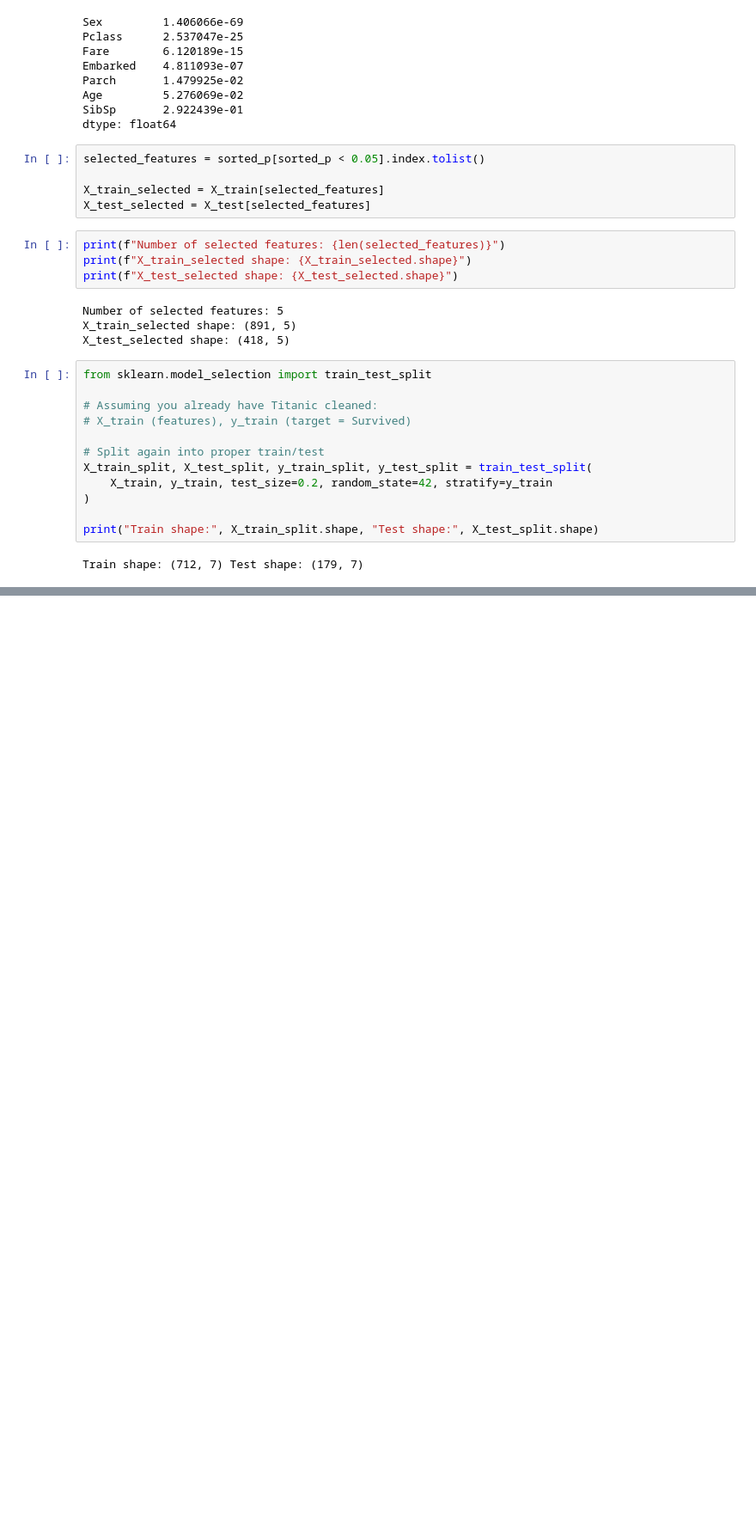
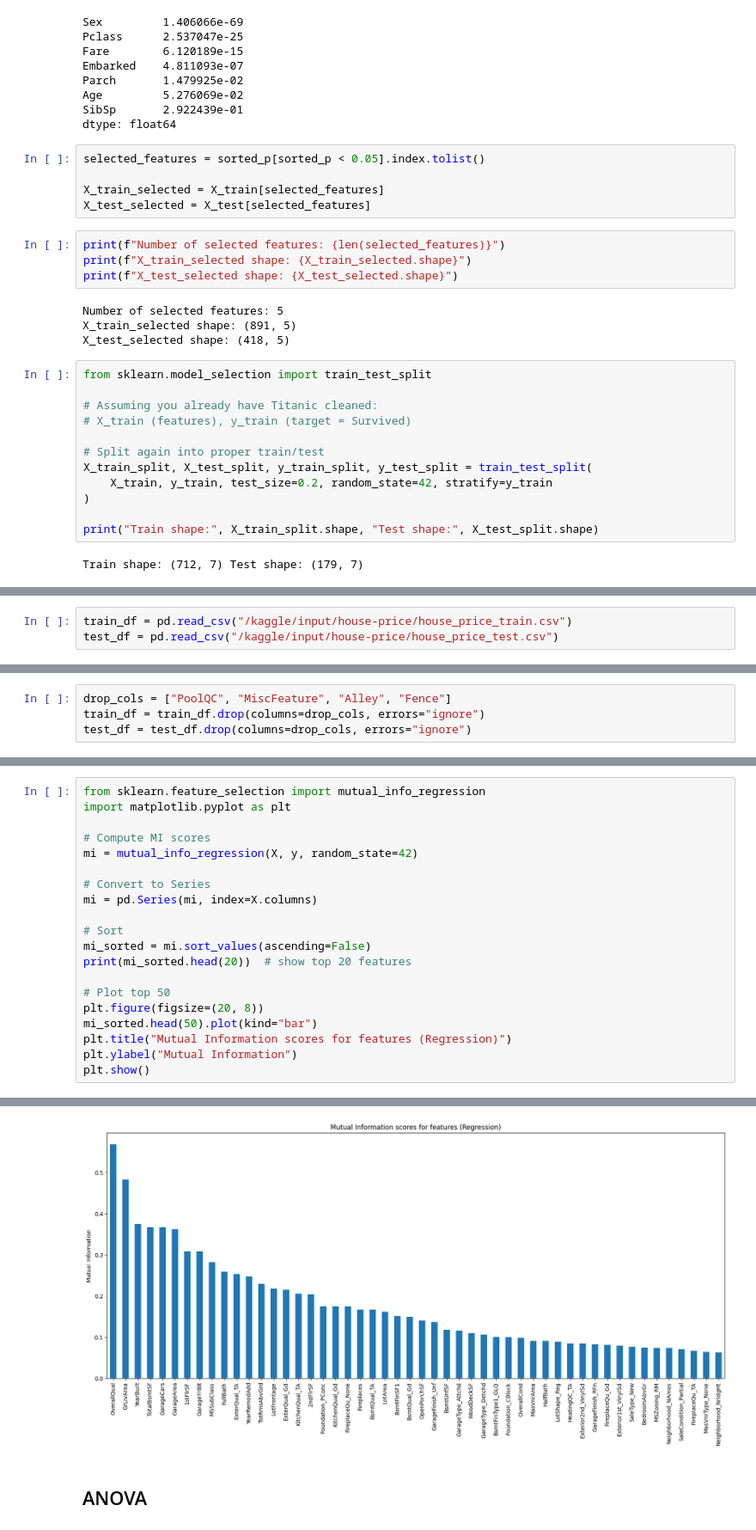
Before and after one commit to GodishalaAshwith/MachineLearningLab, a Jupyter notebook: MLKaggle.ipynb, the cells around one changed output, grey strips where cells are left out. Shown: that part at 86% size. Saved outputs shown, nothing was run; the diff lists cells and outputs as text; blank space fills up the shorter version.

Commit message:
Kaggle Notebook | MLKaggle | Version 8

```diff
--- a/MLKaggle.ipynb
+++ b/MLKaggle.ipynb
@@ -1211,0 +993,3 @@ dtype: float64
+# %%
+train_df = pd.read_csv("/kaggle/input/house-price/house_price_train.csv")
+test_df = pd.read_csv("/kaggle/input/house-price/house_price_test.csv")
@@ -1211,0 +1017,4 @@ dtype: float64
+# %%
+drop_cols = ["PoolQC", "MiscFeature", "Alley", "Fence"]
+train_df = train_df.drop(columns=drop_cols, errors="ignore")
+test_df = test_df.drop(columns=drop_cols, errors="ignore")
@@ -1211,0 +1068,21 @@ dtype: float64
+# %%
+from sklearn.feature_selection import mutual_info_regression
+import matplotlib.pyplot as plt
+
+# Compute MI scores
+mi = mutual_info_regression(X, y, random_state=42)
+
+# Convert to Series
+mi = pd.Series(mi, index=X.columns)
+
+# Sort
+mi_sorted = mi.sort_values(ascending=False)
+print(mi_sorted.head(20))  # show top 20 features
+
+# Plot top 50
+plt.figure(figsize=(20, 8))
+mi_sorted.head(50).plot(kind="bar")
+plt.title("Mutual Information scores for features (Regression)")
+plt.ylabel("Mutual Information")
+plt.show()
+# %% [output]
@@ -1211,0 +1106,3 @@ dtype: float64
+[figure, added]
+# %% [markdown]
+## ANOVA
```
Also changed, not shown: parts of 62 cells of this notebook.
